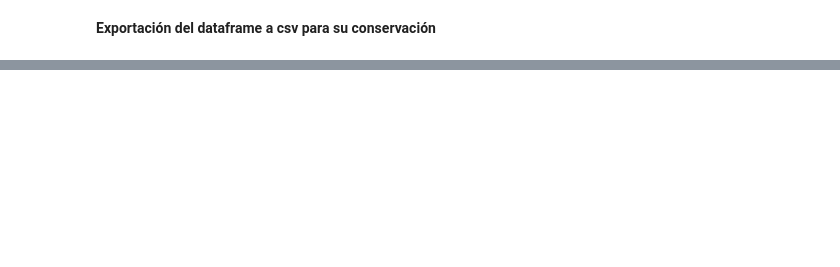
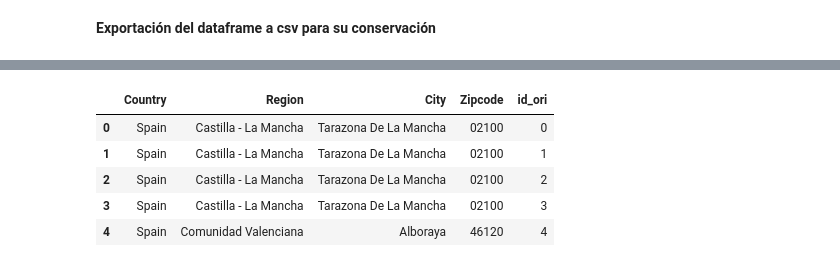
Before and after one commit to Jpardo07/DatathonProject, a Jupyter notebook: src/Scrapping - Webscrapping.ipynb, the cells around one changed output, grey strips where cells are left out. Cells and saved outputs as stored; diff of their text form; code cells hidden in the pictures; blank space fills up the shorter version.

```diff
--- a/src/Scrapping - Webscrapping.ipynb
+++ b/src/Scrapping - Webscrapping.ipynb
@@ -465,0 +444,11 @@ df2.head()
+# %%
+#Ejecutar sólo una vez para lograr el efecto deseado (Borrar Unnamed:0)
+df2.drop(columns=df2.columns[0], axis=1, inplace=True)
+df2.head()
+# %% [output]
+|  | Country | Region | City | Zipcode | id_ori |
+| 0 | Spain | Castilla - La Mancha | Tarazona De La Mancha | 02100 | 0 |
+| 1 | Spain | Castilla - La Mancha | Tarazona De La Mancha | 02100 | 1 |
+| 2 | Spain | Castilla - La Mancha | Tarazona De La Mancha | 02100 | 2 |
+| 3 | Spain | Castilla - La Mancha | Tarazona De La Mancha | 02100 | 3 |
+| 4 | Spain | Comunidad Valenciana | Alboraya | 46120 | 4 |
```
Also changed, not shown: parts of 34 cells of this notebook, 8 other files.
